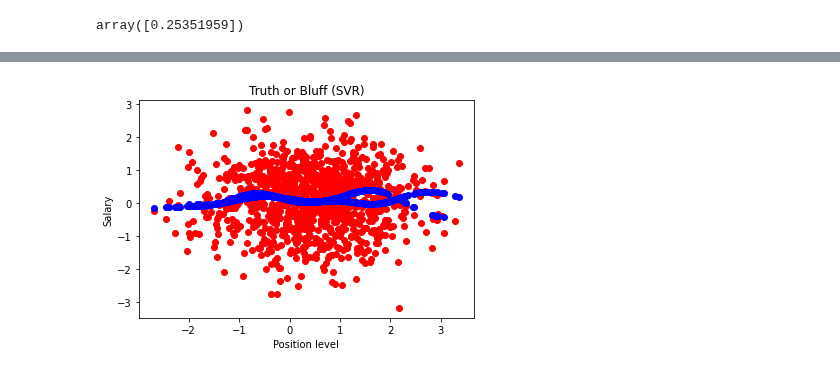
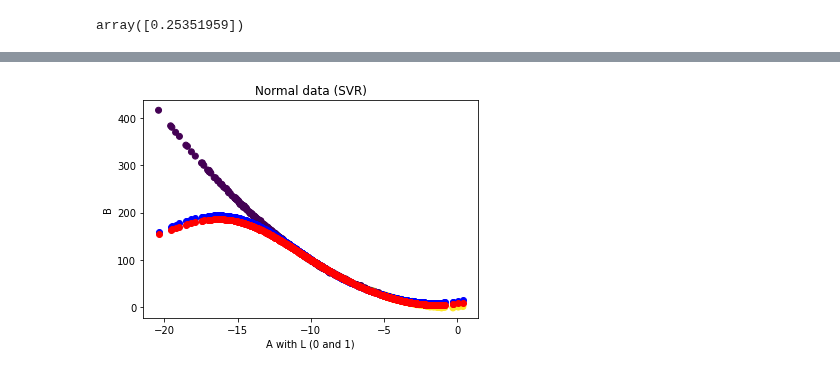
Before and after one commit to BIRDSgroup/NLCD, a Jupyter notebook: conclude/newmethod/NLMRNN.ipynb, the cells around one changed output, grey strips where cells are left out. Drawn from its saved outputs; the diff is of its cells as text; code cells hidden in the pictures.

```diff
--- a/conclude/newmethod/NLMRNN.ipynb
+++ b/conclude/newmethod/NLMRNN.ipynb
@@ -336,7 +346,7 @@ from sklearn.svm import SVR
 # %%
 regressor = SVR(kernel = 'rbf')
 # %%
-i=84
+i=99
 # %%
 A=np.array(dataset_linear[i][1])
 B=np.array(dataset_linear[i][2])
@@ -370,0 +391,6 @@ X=np.vstack((L,A)).T
+# %%
+L_ones=np.ones((L.shape))
+#print(L_ones)
+L_minus=np.ones((L.shape))*-1
+# %%
+X_zero=np.vstack((L_minus,A)).T
@@ -370,0 +407,2 @@ X=np.vstack((L,A)).T
+# %%
+X_one=np.vstack((L_ones,A)).T
@@ -381,9 +436,10 @@ array([0.25351959])
 # %%
-plt.scatter(A, B, color = 'red')
-plt.scatter(A, regressor.predict(X), color = 'blue')
-plt.title('Truth or Bluff (SVR)')
-plt.xlabel('Position level')
-plt.ylabel('Salary')
+plt.scatter(A, B,c=L)
+plt.scatter(A, regressor.predict(X_zero), color = 'blue')
+plt.scatter(A,regressor.predict(X_one),color='red')
+plt.title('Normal data (SVR)')
+plt.xlabel('A with L (0 and 1)')
+plt.ylabel('B')
 plt.show()
 # %% [output]
-[figure, old version]
+[figure, new version]
```
Also changed, not shown: parts of 18 cells of this notebook, 2 other files.
